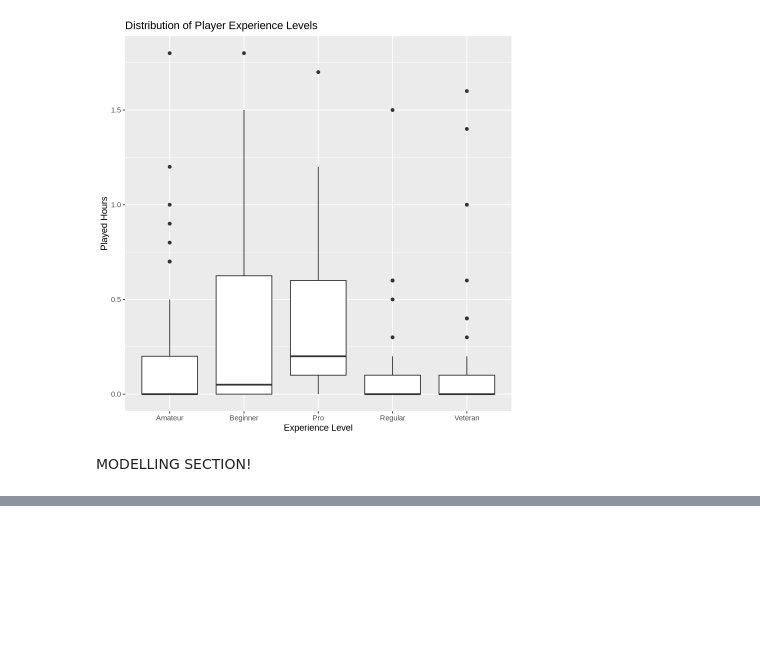
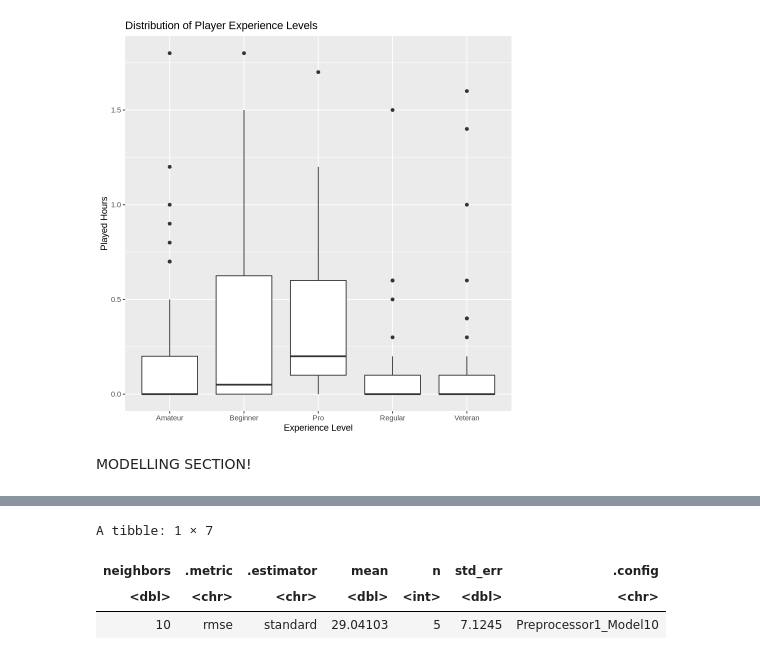
Before and after one commit to xlaure/Plaicraft_Project, a Jupyter notebook: project_final_report.ipynb, the cells around one changed output, grey strips where cells are left out. Drawn from its saved outputs; the diff is of its cells as text; code cells hidden in the pictures; blank space fills up the shorter version.

Commit message:
KNN regression model scaffolding added
yes

```diff
--- a/project_final_report.ipynb
+++ b/project_final_report.ipynb
@@ -305,3 +305,34 @@ A tibble: 136 × 14
 #         theme(text = element_text(size = 20))
 
 # lin_training_predictions_age
+# %%
+knn_spec <- nearest_neighbor(weight_func = "rectangular", neighbors = tune()) |>
+    set_engine("kknn") |>
+    set_mode("regression")
+
+knn_recipe <- recipe(played_hours ~ age, data = training1) |>
+    step_scale(all_predictors()) |>
+    step_center(all_predictors())
+
+knn_vfold <- vfold_cv(training1, v = 5, strata = played_hours)
+
+knn_wkfw <- workflow() |>
+    add_recipe(knn_recipe) |>
+    add_model(knn_spec)
+
+gridvals <- tibble(neighbors = seq(from = 1, to = 10, by = 1))
+
+knn_results <- knn_wkfw |>
+    tune_grid(resamples = knn_vfold, grid = gridvals) |>
+    collect_metrics() |>
+    filter(.metric == "rmse")
+
+knn_results_min <- knn_results |>
+    filter(mean == min(mean))
+
+knn_results_min
+# %% [output]
+A tibble: 1 × 7
+| neighbors | .metric | .estimator | mean | n | std_err | .config |
+| <dbl> | <chr> | <chr> | <dbl> | <int> | <dbl> | <chr> |
+| 10 | rmse | standard | 29.04103 | 5 | 7.1245 | Preprocessor1_Model10 |
```
